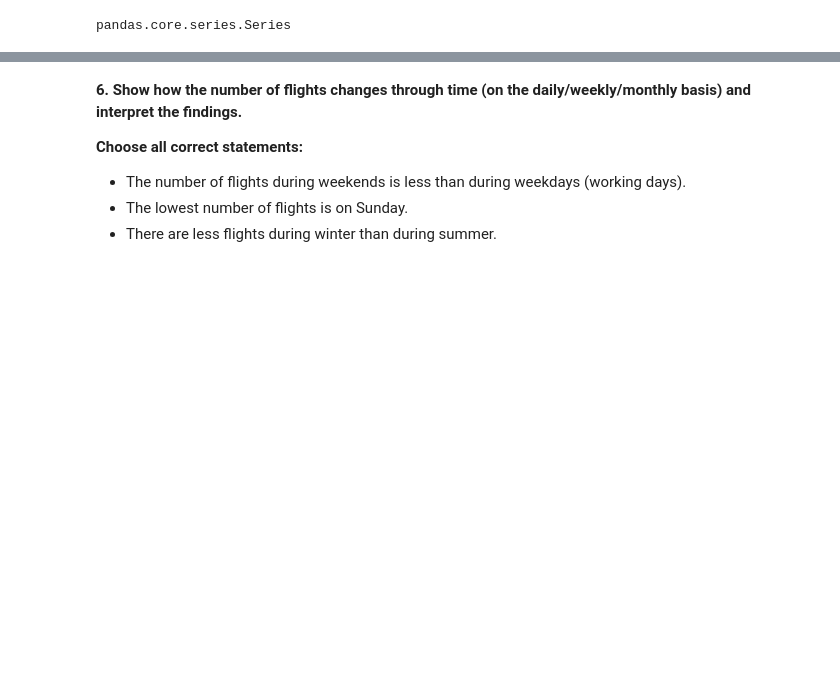
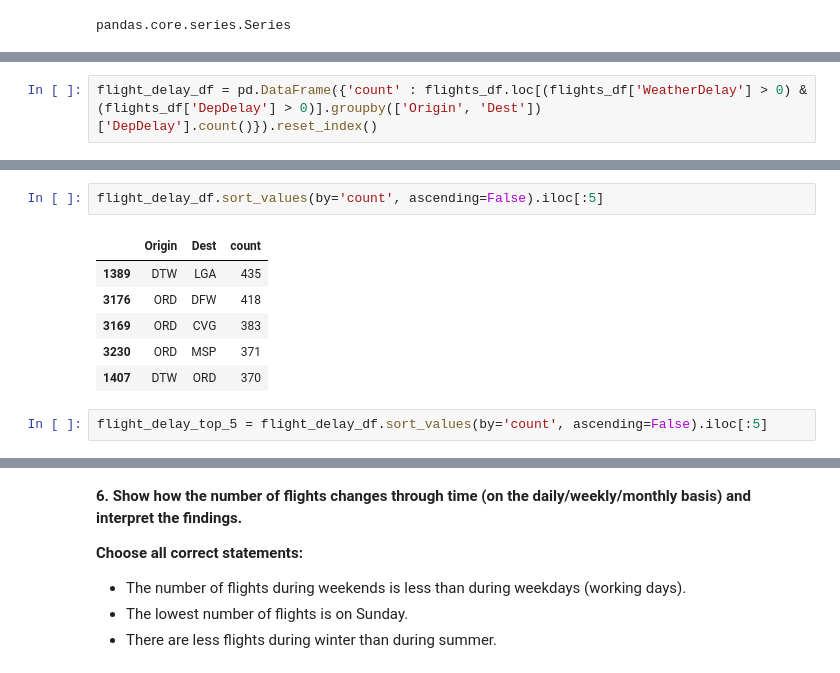
Before and after one commit to JacksonIsaac/colab_notebooks, a Jupyter notebook: [mlcourse_ai]assignment2_USA_flights.ipynb, the cells around one changed output, grey strips where cells are left out. Drawn from its saved outputs; the diff is of its cells as text; blank space fills up the shorter version.

```diff
--- a/[mlcourse_ai]assignment2_USA_flights.ipynb
+++ b/[mlcourse_ai]assignment2_USA_flights.ipynb
@@ -394,0 +379,2 @@ KeyError: ignored
+# %%
+flight_delay_df = pd.DataFrame({'count' : flights_df.loc[(flights_df['WeatherDelay'] > 0) & (flights_df['DepDelay'] > 0)].groupby(['Origin', 'Dest'])['DepDelay'].count()}).reset_index()
@@ -394,0 +402,11 @@ KeyError: ignored
+# %%
+flight_delay_df.sort_values(by='count', ascending=False).iloc[:5]
+# %% [output]
+|  | Origin | Dest | count |
+| 1389 | DTW | LGA | 435 |
+| 3176 | ORD | DFW | 418 |
+| 3169 | ORD | CVG | 383 |
+| 3230 | ORD | MSP | 371 |
+| 1407 | DTW | ORD | 370 |
+# %%
+flight_delay_top_5 = flight_delay_df.sort_values(by='count', ascending=False).iloc[:5]
```
Also changed, not shown: parts of 11 cells of this notebook.
